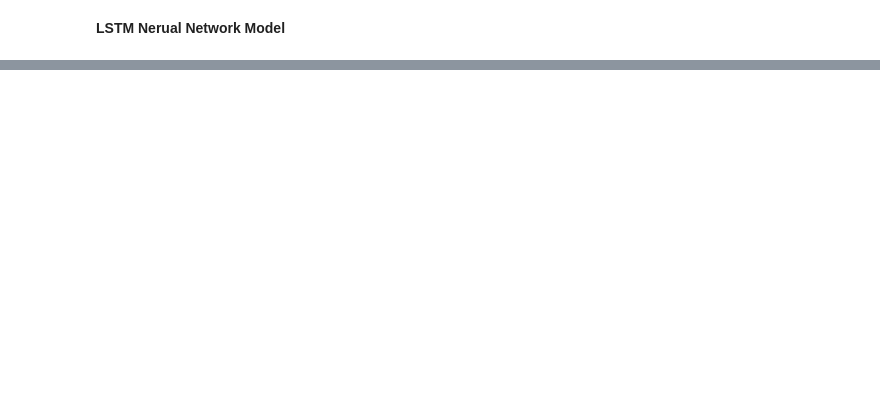
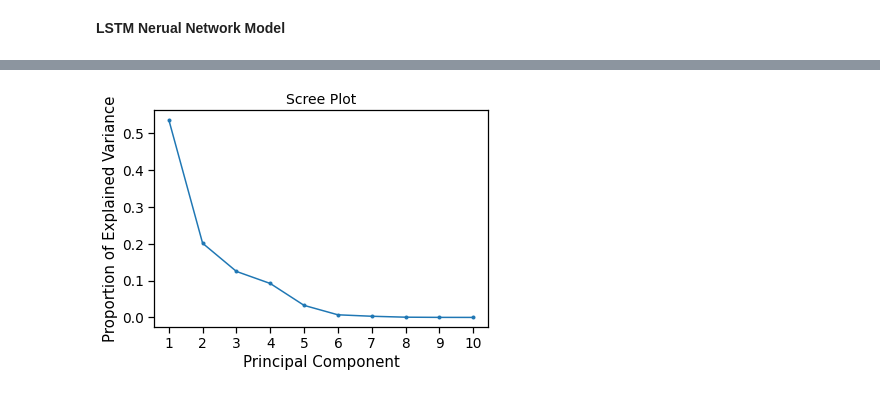
Before and after one commit to vincebarokie/crypto_model, a Jupyter notebook: crypto_price_machine_learning_model.ipynb, the cells around one changed output, grey strips where cells are left out. Cells and saved outputs as stored; diff of their text form; code cells hidden in the pictures; blank space fills up the shorter version.

```diff
--- a/crypto_price_machine_learning_model.ipynb
+++ b/crypto_price_machine_learning_model.ipynb
@@ -358,0 +542,16 @@ ValueError: ignored
+# %%
+X_train_proc = preproc.fit_transform(X_train)
+X_test_proc = preproc.transform(X_test)
+# %%
+# pca instance
+pca = PCA()
+pca.fit(X_train_proc)
+
+# scree plot
+plt.plot(range(1, 11), pca.explained_variance_ratio_[:10], marker = '.')
+plt.xticks(ticks = range(1, 11))
+plt.title('Scree Plot', fontsize = 14)
+plt.xlabel('Principal Component')
+plt.ylabel('Proportion of Explained Variance');
+# %% [output]
+[figure, added]
```
Also changed, not shown: parts of 23 cells of this notebook.
